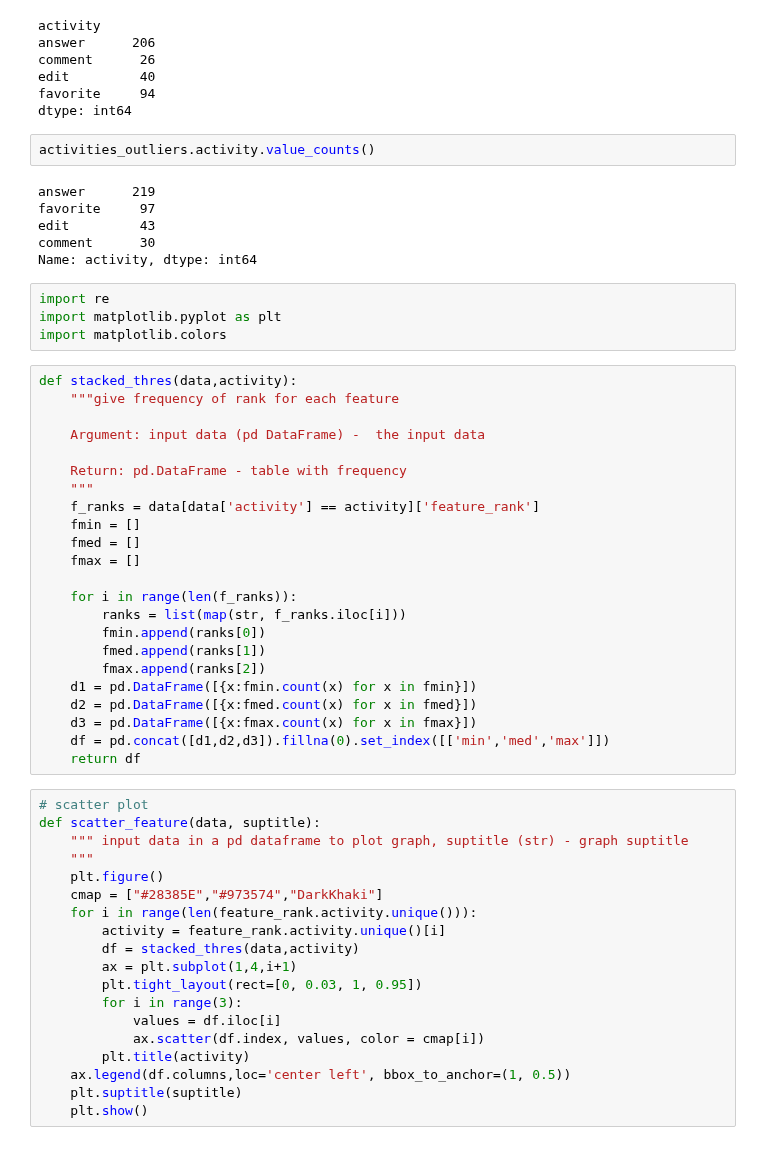
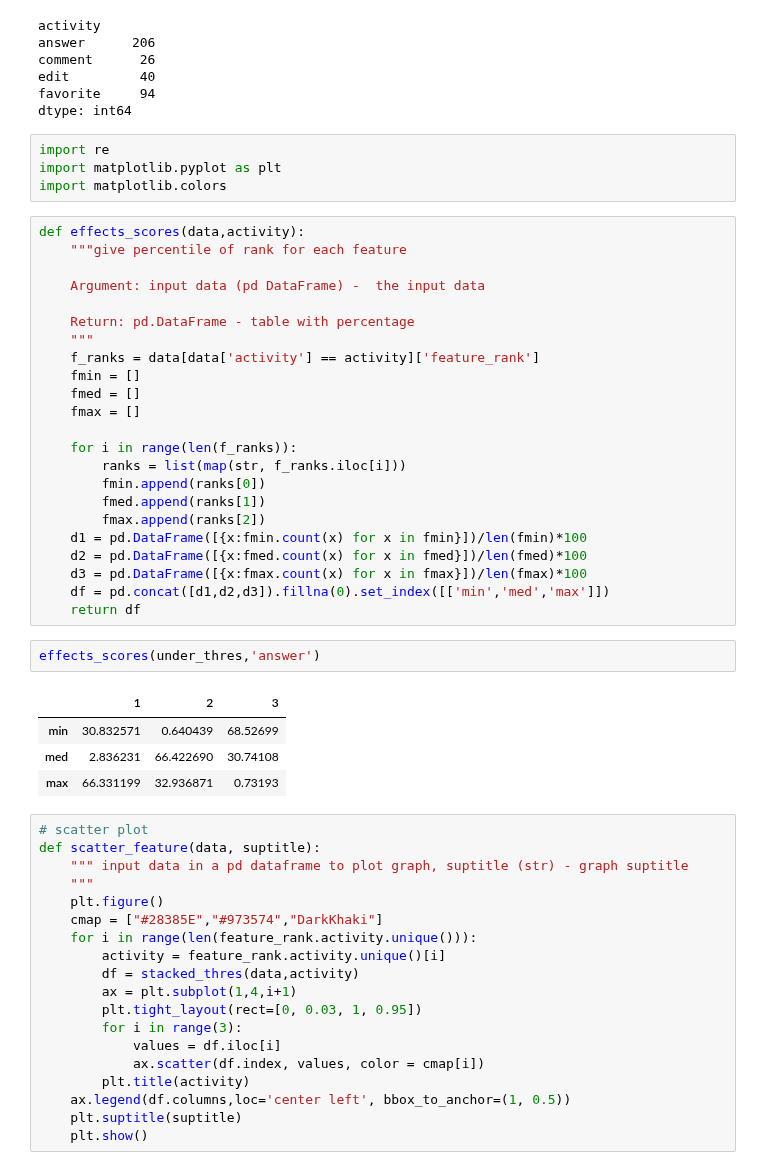
Before and after one commit to MaksimDan/160-Stackoverflow, a Jupyter notebook: source/residual_analysis/residual_analysis_scatterplot.ipynb, the cells around one changed output. Saved outputs shown, nothing was run; the diff lists cells and outputs as text.

Commit message:
percentile ouput

```diff
--- a/source/residual_analysis/residual_analysis_scatterplot.ipynb
+++ b/source/residual_analysis/residual_analysis_scatterplot.ipynb
@@ -174,25 +174,17 @@ comment      26
 edit         40
 favorite     94
 dtype: int64
-# %%
-activities_outliers.activity.value_counts()
-# %% [output]
-answer      219
-favorite     97
-edit         43
-comment      30
-Name: activity, dtype: int64
 # %%
 import re
 import matplotlib.pyplot as plt
 import matplotlib.colors
 # %%
-def stacked_thres(data,activity):
-    """give frequency of rank for each feature
+def effects_scores(data,activity):
+    """give percentile of rank for each feature
 
     Argument: input data (pd DataFrame) -  the input data
 
-    Return: pd.DataFrame - table with frequency
+    Return: pd.DataFrame - table with percentage
     """
     f_ranks = data[data['activity'] == activity]['feature_rank']
     fmin = []
@@ -204,11 +196,18 @@ def stacked_thres(data,activity):
         fmin.append(ranks[0])
         fmed.append(ranks[1])
         fmax.append(ranks[2])
-    d1 = pd.DataFrame([{x:fmin.count(x) for x in fmin}])
-    d2 = pd.DataFrame([{x:fmed.count(x) for x in fmed}])
-    d3 = pd.DataFrame([{x:fmax.count(x) for x in fmax}])
+    d1 = pd.DataFrame([{x:fmin.count(x) for x in fmin}])/len(fmin)*100
+    d2 = pd.DataFrame([{x:fmed.count(x) for x in fmed}])/len(fmed)*100
+    d3 = pd.DataFrame([{x:fmax.count(x) for x in fmax}])/len(fmax)*100
     df = pd.concat([d1,d2,d3]).fillna(0).set_index([['min','med','max']])
     return df
+# %%
+effects_scores(under_thres,'answer')
+# %% [output]
+|  | 1 | 2 | 3 |
+| min | 30.832571 | 0.640439 | 68.52699 |
+| med | 2.836231 | 66.422690 | 30.74108 |
+| max | 66.331199 | 32.936871 | 0.73193 |
 # %%
 # scatter plot
 def scatter_feature(data, suptitle):
```
Also changed, not shown: parts of 5 cells of this notebook.
